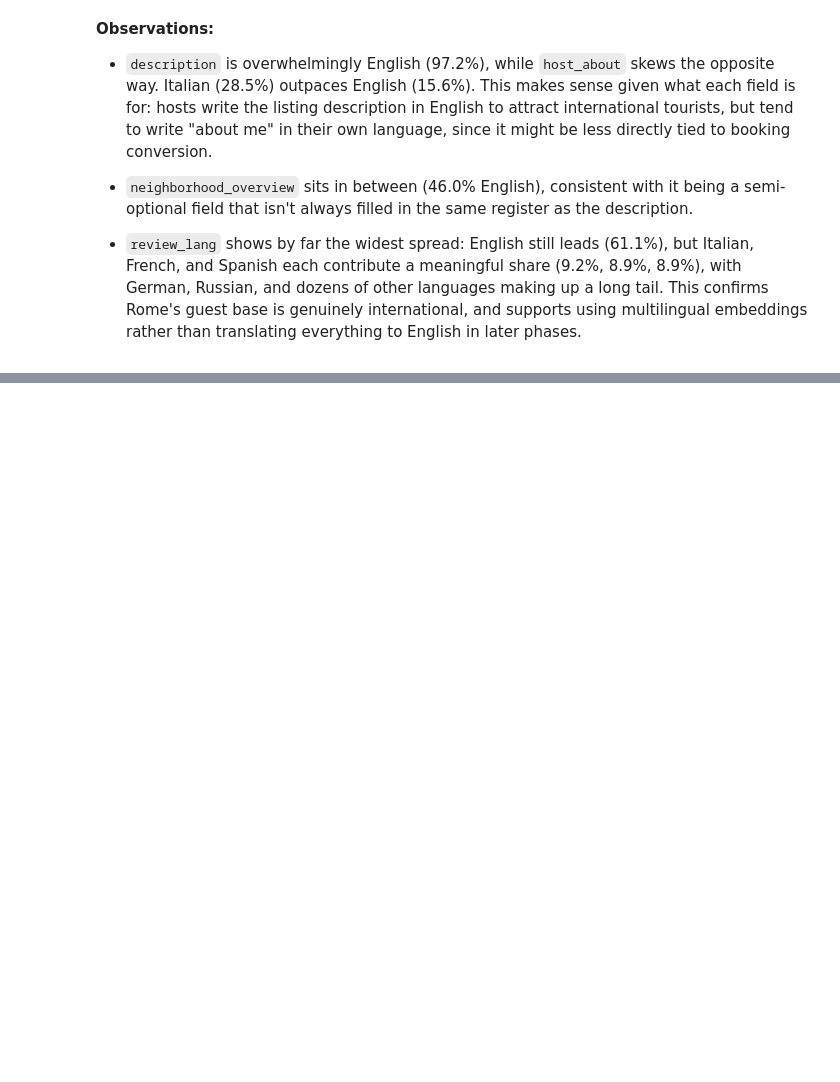
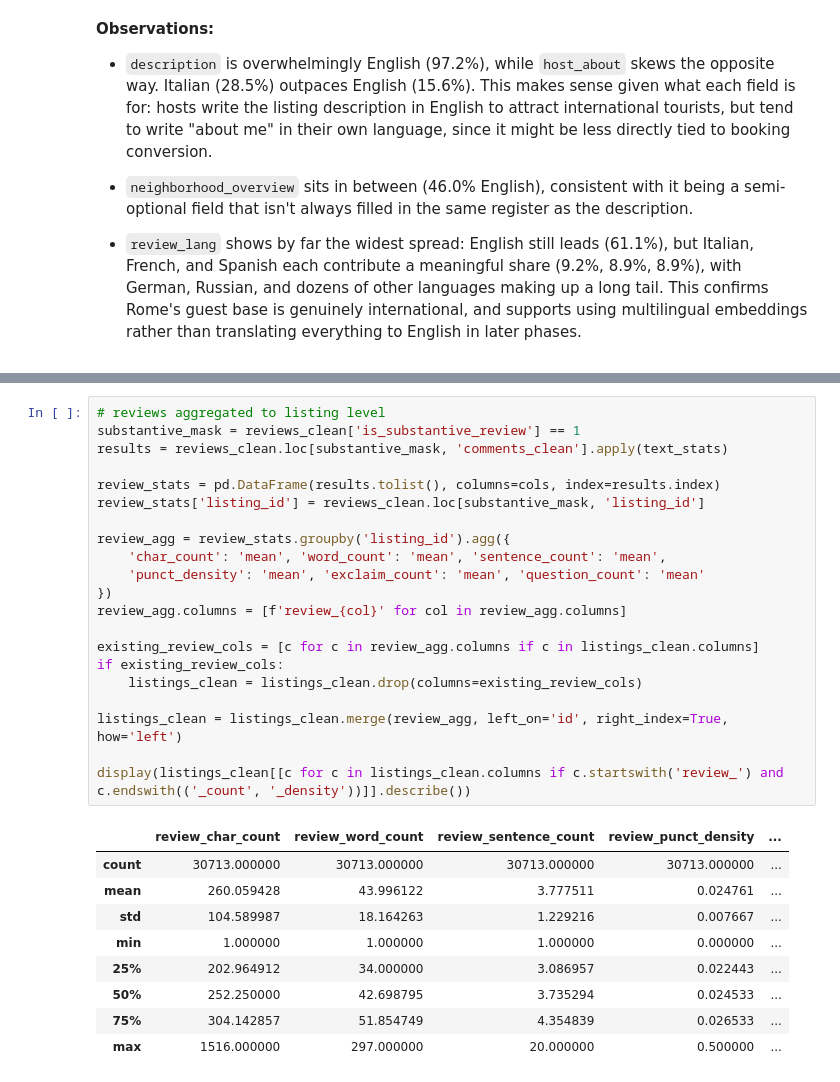
Before and after one commit to pln6/airbnb-market-segmentation-analysis, a Jupyter notebook: notebooks/02_feature_engineering.ipynb, the cells around one changed output, grey strips where cells are left out. Cells and saved outputs as stored; diff of their text form; blank space fills up the shorter version.

```diff
--- a/notebooks/02_feature_engineering.ipynb
+++ b/notebooks/02_feature_engineering.ipynb
@@ -1011,0 +1064,31 @@ plt.show()
+# %%
+# reviews aggregated to listing level
+substantive_mask = reviews_clean['is_substantive_review'] == 1
+results = reviews_clean.loc[substantive_mask, 'comments_clean'].apply(text_stats)
+
+review_stats = pd.DataFrame(results.tolist(), columns=cols, index=results.index)
+review_stats['listing_id'] = reviews_clean.loc[substantive_mask, 'listing_id']
+
+review_agg = review_stats.groupby('listing_id').agg({
+    'char_count': 'mean', 'word_count': 'mean', 'sentence_count': 'mean',
+    'punct_density': 'mean', 'exclaim_count': 'mean', 'question_count': 'mean'
+})
+review_agg.columns = [f'review_{col}' for col in review_agg.columns]
+
+existing_review_cols = [c for c in review_agg.columns if c in listings_clean.columns]
+if existing_review_cols:
+    listings_clean = listings_clean.drop(columns=existing_review_cols)
+
+listings_clean = listings_clean.merge(review_agg, left_on='id', right_index=True, how='left')
+
+display(listings_clean[[c for c in listings_clean.columns if c.startswith('review_') and c.endswith(('_count', '_density'))]].describe())
+# %% [output]
+|  | review_char_count | review_word_count | review_sentence_count | review_punct_density | ... |
+| count | 30713.000000 | 30713.000000 | 30713.000000 | 30713.000000 | ... |
+| mean | 260.059428 | 43.996122 | 3.777511 | 0.024761 | ... |
+| std | 104.589987 | 18.164263 | 1.229216 | 0.007667 | ... |
+| min | 1.000000 | 1.000000 | 1.000000 | 0.000000 | ... |
+| 25% | 202.964912 | 34.000000 | 3.086957 | 0.022443 | ... |
+| 50% | 252.250000 | 42.698795 | 3.735294 | 0.024533 | ... |
+| 75% | 304.142857 | 51.854749 | 4.354839 | 0.026533 | ... |
+| max | 1516.000000 | 297.000000 | 20.000000 | 0.500000 | ... |
```
Also changed, not shown: parts of 8 cells of this notebook.
